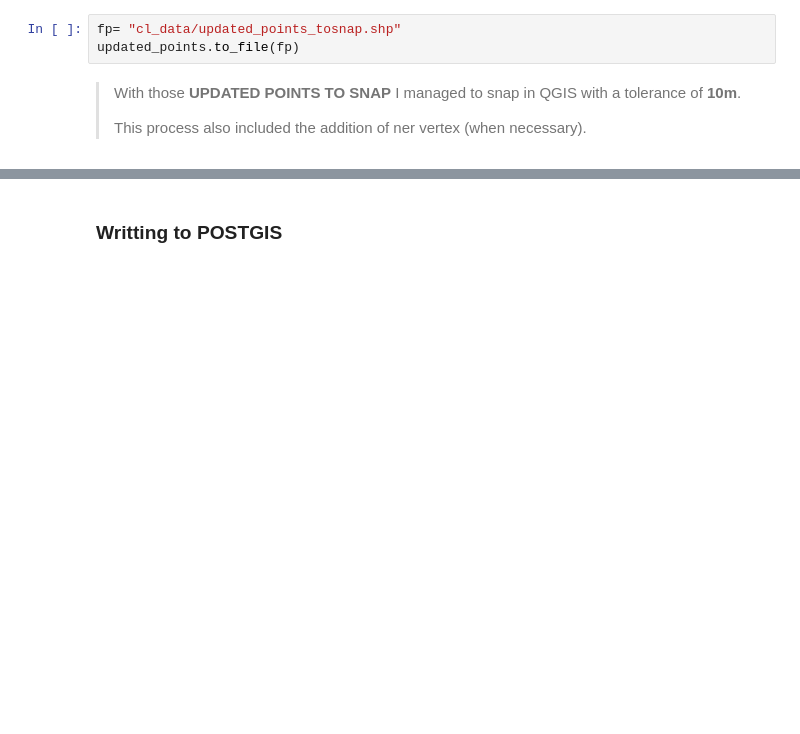
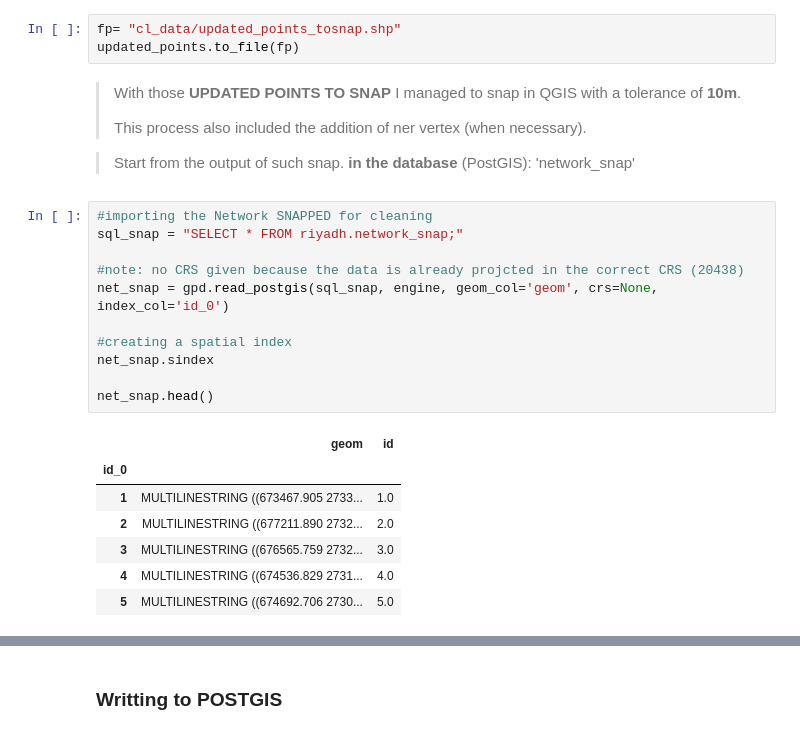
Before and after one commit to gregmaya/Riyadh_modeling, a Jupyter notebook: 1_Geometry_Manipulation.ipynb, the cells around one changed output, grey strips where cells are left out. Drawn from its saved outputs; the diff is of its cells as text; blank space fills up the shorter version.

```diff
--- a/1_Geometry_Manipulation.ipynb
+++ b/1_Geometry_Manipulation.ipynb
@@ -362,3 +360,24 @@ updated_points.to_file(fp)
 >With those **UPDATED POINTS TO SNAP** I managed to snap in QGIS with a tolerance of **10m**.
 >
 >This process also included the addition of ner vertex (when necessary).
+
+>Start from the output of such snap. **in the database** (PostGIS): 'network_snap'
+# %%
+#importing the Network SNAPPED for cleaning
+sql_snap = "SELECT * FROM riyadh.network_snap;"
+
+#note: no CRS given because the data is already projcted in the correct CRS (20438)
+net_snap = gpd.read_postgis(sql_snap, engine, geom_col='geom', crs=None, index_col='id_0')
+
+#creating a spatial index
+net_snap.sindex
+
+net_snap.head()
+# %% [output]
+|  | geom | id |
+| id_0 |  |  |
+| 1 | MULTILINESTRING ((673467.905 2733... | 1.0 |
+| 2 | MULTILINESTRING ((677211.890 2732... | 2.0 |
+| 3 | MULTILINESTRING ((676565.759 2732... | 3.0 |
+| 4 | MULTILINESTRING ((674536.829 2731... | 4.0 |
+| 5 | MULTILINESTRING ((674692.706 2730... | 5.0 |
```
Also changed, not shown: parts of 15 cells of this notebook, 3 other files.
